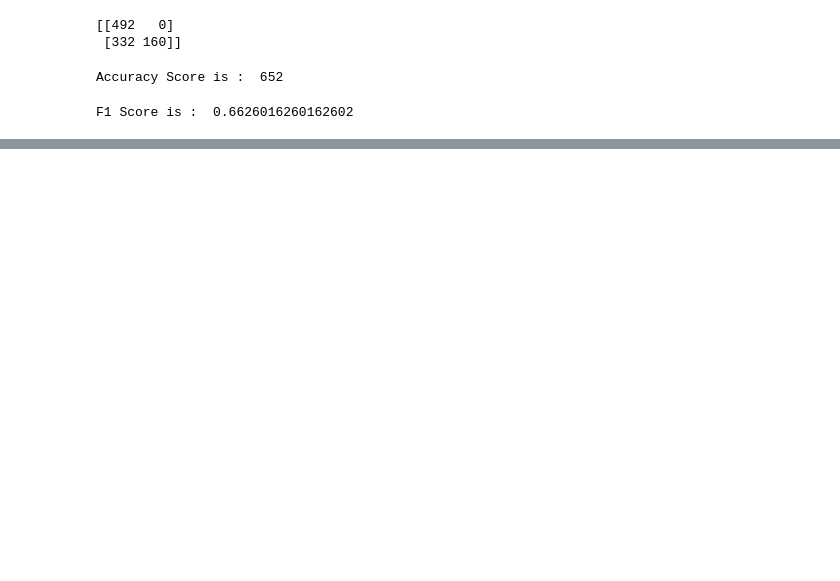
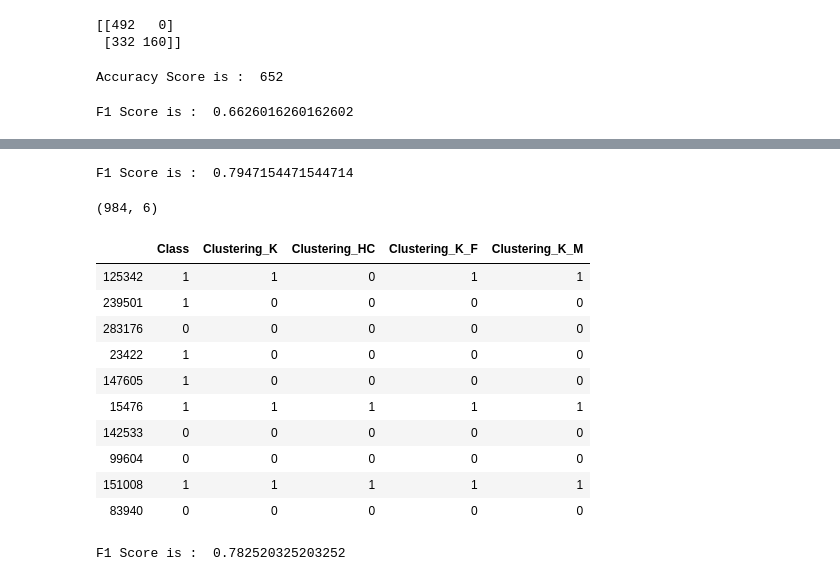
Before and after one commit to kareem-desouky22/Fraud_clustering_clf, a Jupyter notebook: Fraud clustering.ipynb, the cells around one changed output, grey strips where cells are left out. Saved outputs shown, nothing was run; the diff lists cells and outputs as text; code cells hidden in the pictures; blank space fills up the shorter version.

```diff
--- a/Fraud clustering.ipynb
+++ b/Fraud clustering.ipynb
@@ -137,0 +129,11 @@ F1 Score is :  0.6626016260162602
+# %%
+# Check Clustering Data
+
+if F1Score_K < 0.45:
+    y["Clustering_K"] = y["Clustering_K"].replace({0:1 , 1:0})
+    CM_K = confusion_matrix(y.Class, y.Clustering_K)
+    print (CM_K)
+    AccScore_K = accuracy_score(y.Class, y.Clustering_K, normalize=False)
+    print('Accuracy Score is : ', AccScore_K)
+    F1Score_K = f1_score(y.Class, y.Clustering_K, average='micro')
+    print('F1 Score is : ', F1Score_K)
@@ -137,0 +200,50 @@ F1 Score is :  0.6626016260162602
+# %%
+F1Score_K_F = f1_score(y.Class, y.Clustering_K_F, average='micro')
+print('F1 Score is : ', F1Score_K_F)
+# %% [output]
+F1 Score is :  0.7947154471544714
+# %%
+# Check Clustering Data
+
+if F1Score_K_F < 0.45:
+    y["Clustering_K_F"] = y["Clustering_K_F"].replace({0:1 , 1:0})
+    CM_K_F = confusion_matrix(y.Class, y.Clustering_K_F)
+    print (CM_K_F)
+    AccScore_K_F = accuracy_score(y.Class, y.Clustering_K_F, normalize=False)
+    print('Accuracy Score is : ', AccScore_K_F)
+    F1Score_K_F = f1_score(y.Class, y.Clustering_K_F, average='micro')
+    print('F1 Score is : ', F1Score_K_F)
+# %%
+# Feature Selection Using Select from Model
+
+from sklearn.feature_selection import SelectFromModel ,f_classif
+from sklearn.ensemble import RandomForestClassifier
+
+selected_model = RandomForestClassifier(n_estimators = 20)
+feature_mod = SelectFromModel(selected_model)
+x_mod = feature_mod.fit_transform(x,y["Class"])
+x_mod.shape
+# %% [output]
+(984, 6)
+# %%
+kmeans_predictions3 = kmeans.fit_predict (x_mod)
+Clustering_K_M = list(kmeans.labels_)
+y ["Clustering_K_M"] = Clustering_K_M
+y.head(10)
+# %% [output]
+|  | Class | Clustering_K | Clustering_HC | Clustering_K_F | Clustering_K_M |
+| 125342 | 1 | 1 | 0 | 1 | 1 |
+| 239501 | 1 | 0 | 0 | 0 | 0 |
+| 283176 | 0 | 0 | 0 | 0 | 0 |
+| 23422 | 1 | 0 | 0 | 0 | 0 |
+| 147605 | 1 | 0 | 0 | 0 | 0 |
+| 15476 | 1 | 1 | 1 | 1 | 1 |
+| 142533 | 0 | 0 | 0 | 0 | 0 |
+| 99604 | 0 | 0 | 0 | 0 | 0 |
+| 151008 | 1 | 1 | 1 | 1 | 1 |
+| 83940 | 0 | 0 | 0 | 0 | 0 |
+# %%
+F1Score_K_M = f1_score(y.Class, y.Clustering_K_M, average='micro')
+print('F1 Score is : ', F1Score_K_M)
+# %% [output]
+F1 Score is :  0.782520325203252
```
Also changed, not shown: parts of 18 cells of this notebook.
